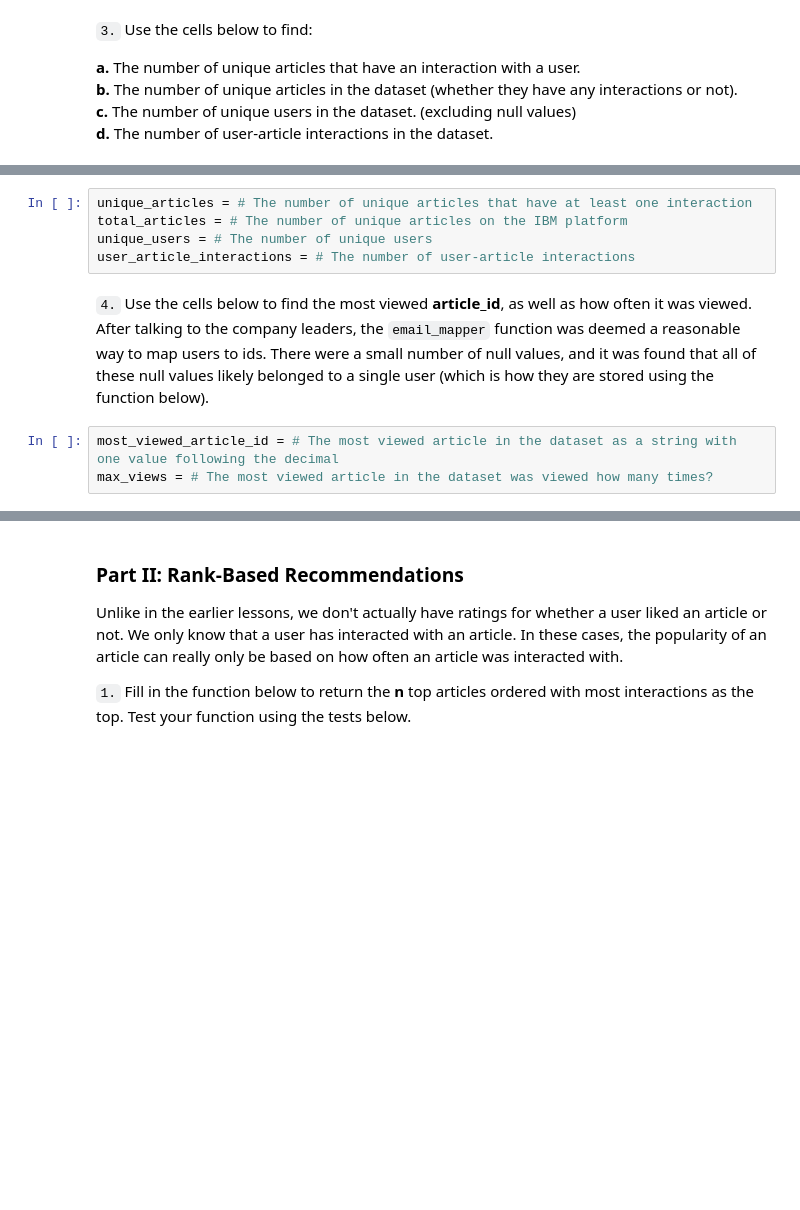
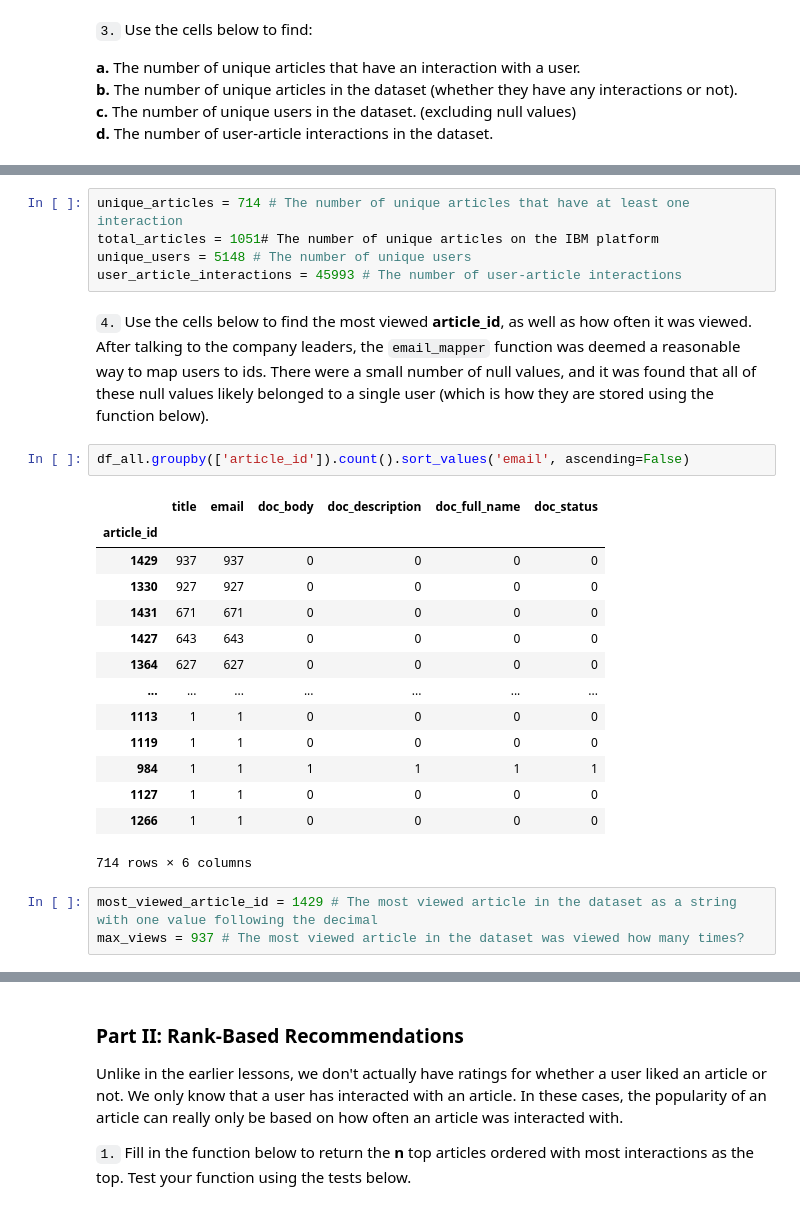
Before and after one commit to cerionXLII/RecommendationsWithIBM, a Jupyter notebook: src/Recommendations_with_IBM.ipynb, the cells around one changed output, grey strips where cells are left out. Drawn from its saved outputs; the diff is of its cells as text; blank space fills up the shorter version.

```diff
--- a/src/Recommendations_with_IBM.ipynb
+++ b/src/Recommendations_with_IBM.ipynb
@@ -136,13 +253,30 @@ df_content = df_content.drop_duplicates(subset='article_id', keep="first")
 # %%
-unique_articles = # The number of unique articles that have at least one interaction
-total_articles = # The number of unique articles on the IBM platform
-unique_users = # The number of unique users
-user_article_interactions = # The number of user-article interactions
+unique_articles = 714 # The number of unique articles that have at least one interaction
+total_articles = 1051# The number of unique articles on the IBM platform
+unique_users = 5148 # The number of unique users
+user_article_interactions = 45993 # The number of user-article interactions
 # %% [markdown]
 `4.` Use the cells below to find the most viewed **article_id**, as well as how often it was viewed.  After talking to the company leaders, the `email_mapper` function was deemed a reasonable way to map users to ids.  There were a small number of null values, and it was found that all of these null values likely belonged to a single user (which is how they are stored using the function below).
+# %%
+df_all.groupby(['article_id']).count().sort_values('email', ascending=False)
+# %% [output]
+|  | title | email | doc_body | doc_description | doc_full_name | doc_status |
+| article_id |  |  |  |  |  |  |
+| 1429 | 937 | 937 | 0 | 0 | 0 | 0 |
+| 1330 | 927 | 927 | 0 | 0 | 0 | 0 |
+| 1431 | 671 | 671 | 0 | 0 | 0 | 0 |
+| 1427 | 643 | 643 | 0 | 0 | 0 | 0 |
+| 1364 | 627 | 627 | 0 | 0 | 0 | 0 |
+| ... | ... | ... | ... | ... | ... | ... |
+| 1113 | 1 | 1 | 0 | 0 | 0 | 0 |
+| 1119 | 1 | 1 | 0 | 0 | 0 | 0 |
+| 984 | 1 | 1 | 1 | 1 | 1 | 1 |
+| 1127 | 1 | 1 | 0 | 0 | 0 | 0 |
+| 1266 | 1 | 1 | 0 | 0 | 0 | 0 |
+714 rows × 6 columns
 # %%
-most_viewed_article_id = # The most viewed article in the dataset as a string with one value following the decimal
-max_views = # The most viewed article in the dataset was viewed how many times?
+most_viewed_article_id = 1429 # The most viewed article in the dataset as a string with one value following the decimal
+max_views = 937 # The most viewed article in the dataset was viewed how many times?
 # %%
 ## No need to change the code here - this will be helpful for later parts of the notebook
 # Run this cell to map the user email to a user_id column and remove the email column
```
Also changed, not shown: parts of 15 cells of this notebook, 1 other file.
